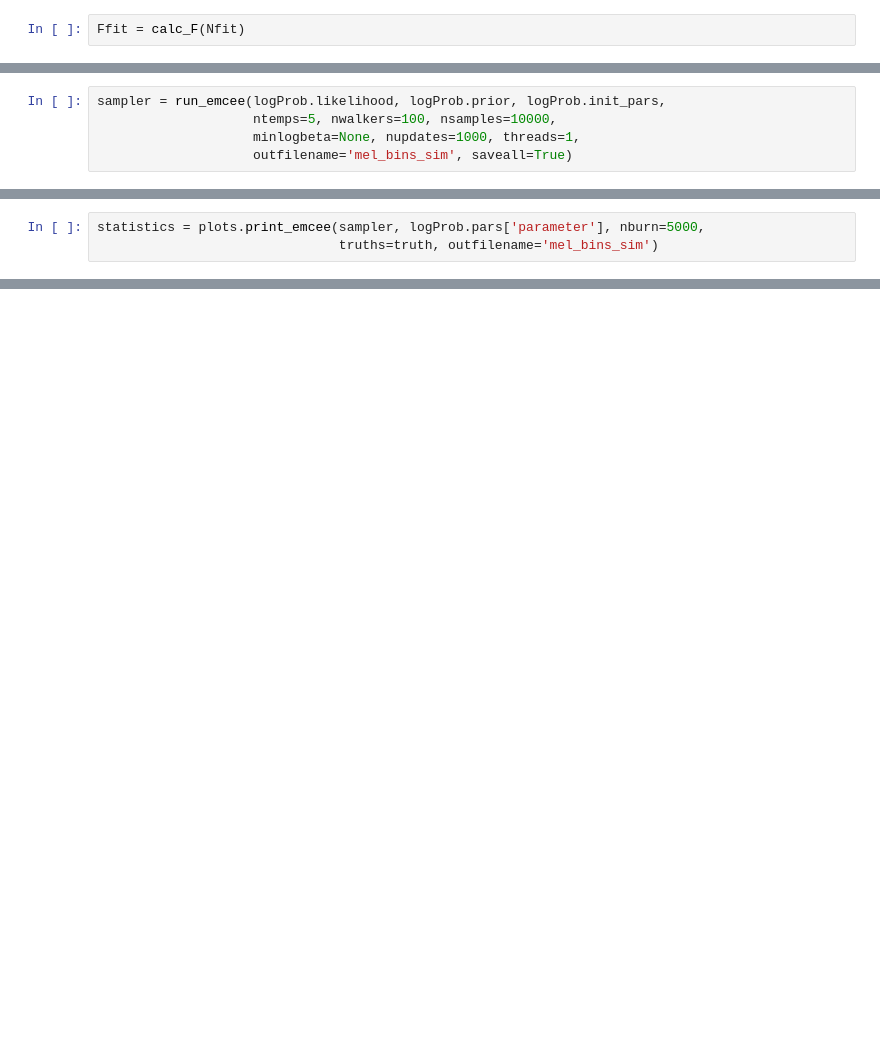
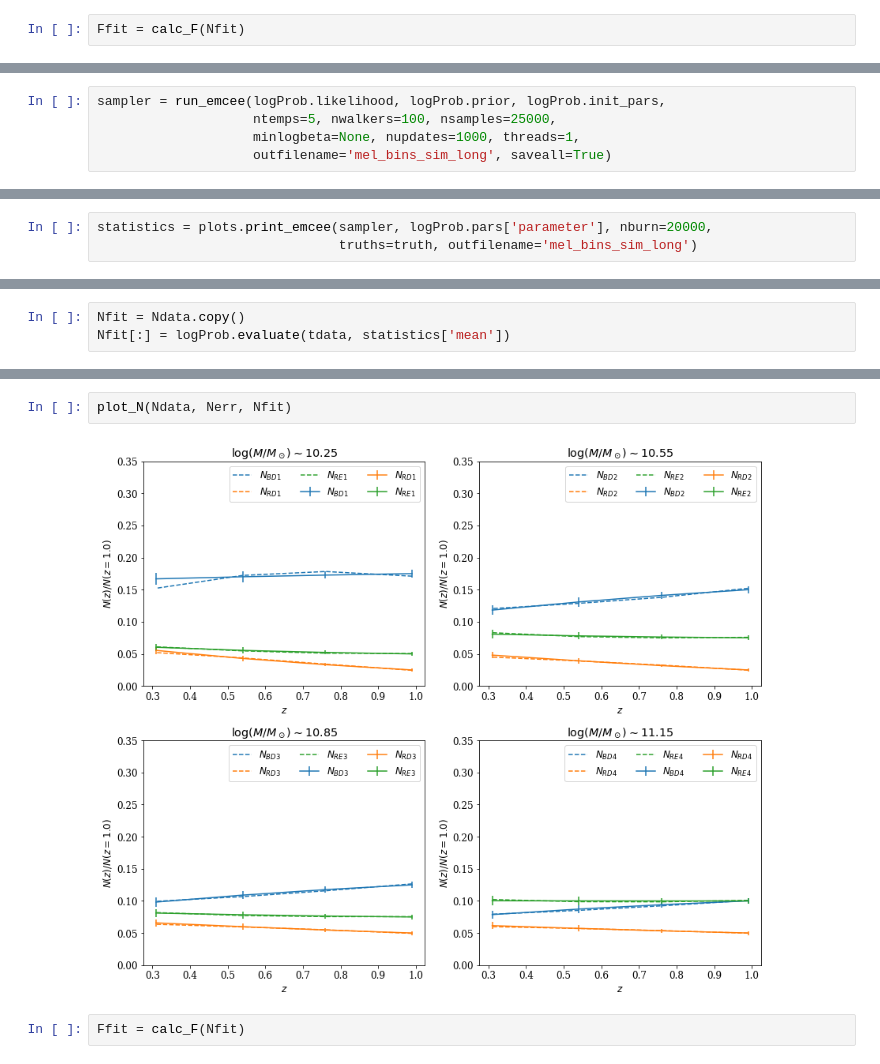
Before and after one commit to bamford/gz_mel, a Jupyter notebook: mel_model_bins_sim.ipynb, the cells around one changed output, grey strips where cells are left out. Drawn from its saved outputs; the diff is of its cells as text; blank space fills up the shorter version.

```diff
--- a/mel_model_bins_sim.ipynb
+++ b/mel_model_bins_sim.ipynb
@@ -783,6 +783,6 @@ Mean acceptance fraction: 0.206
 # %%
 sampler = run_emcee(logProb.likelihood, logProb.prior, logProb.init_pars,
-                    ntemps=5, nwalkers=100, nsamples=10000,
+                    ntemps=5, nwalkers=100, nsamples=25000,
                     minlogbeta=None, nupdates=1000, threads=1,
-                    outfilename='mel_bins_sim', saveall=True)
+                    outfilename='mel_bins_sim_long', saveall=True)
 # %% [output]
@@ -790,3 +791,3 @@ Steps: 10 20 30 40 50 60 70 80 90 100 110 120 130 140 150 160 170 180 190 200 21
 # %%
-statistics = plots.print_emcee(sampler, logProb.pars['parameter'], nburn=5000,
-                               truths=truth, outfilename='mel_bins_sim')
+statistics = plots.print_emcee(sampler, logProb.pars['parameter'], nburn=20000,
+                               truths=truth, outfilename='mel_bins_sim_long')
@@ -792,0 +812,3 @@ statistics = plots.print_emcee(sampler, logProb.pars['parameter'], nburn=5000,
+# %%
+Nfit = Ndata.copy()
+Nfit[:] = logProb.evaluate(tdata, statistics['mean'])
@@ -792,0 +823,6 @@ statistics = plots.print_emcee(sampler, logProb.pars['parameter'], nburn=5000,
+# %%
+plot_N(Ndata, Nerr, Nfit)
+# %% [output]
+[figure, added]
+# %%
+Ffit = calc_F(Nfit)
```
Also changed, not shown: parts of 14 cells of this notebook, 5 other files.
